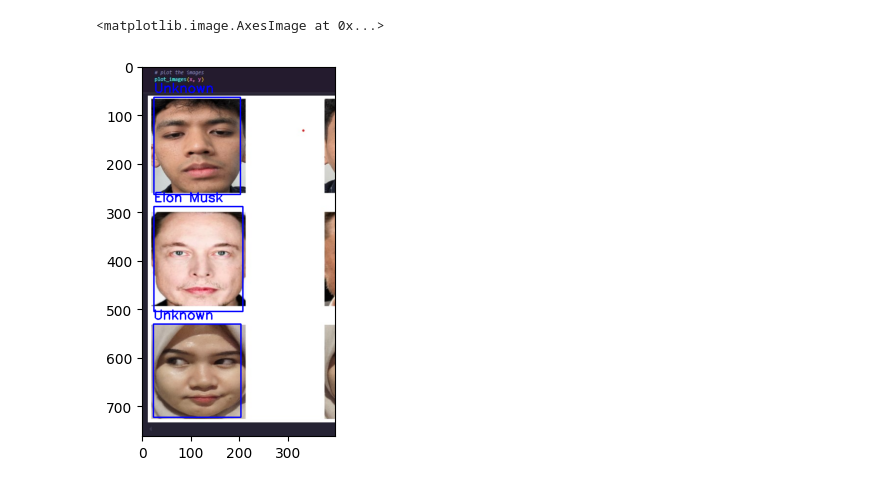
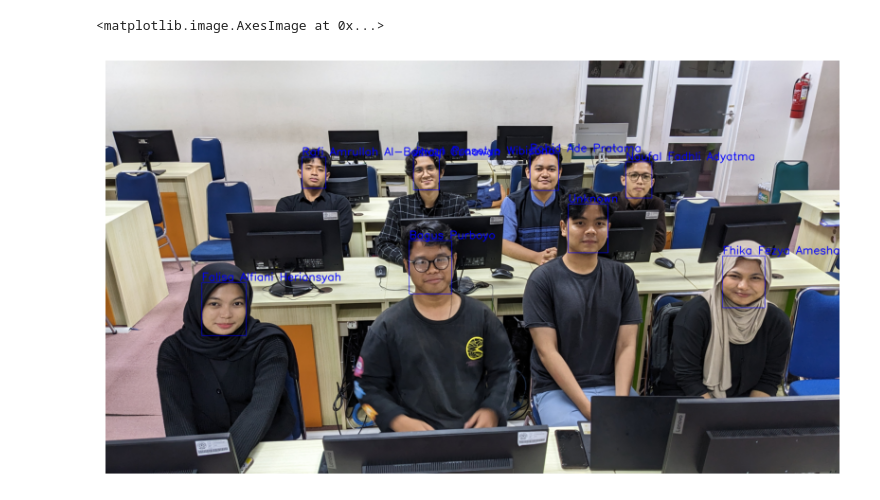
Before and after one commit to ahdithya/attendance-system, a Jupyter notebook: notebooks/testing.ipynb, the cells around one changed output. Saved outputs shown, nothing was run; the diff lists cells and outputs as text; code cells hidden in the pictures.

```diff
--- a/notebooks/testing.ipynb
+++ b/notebooks/testing.ipynb
@@ -19,5 +21,5 @@ detector = MTCNN()
 embedder = FaceNet()
 # faces_embeddings = np.load("embeddings.npz")
 # Y = faces_embeddings['labels']
-threshold = 0.6
+threshold = 0.2
 # %% [output]
@@ -82,0 +81,11 @@ df = pd.DataFrame({
+# %%
+df = pd.DataFrame({
+        'Name': ["Ahmad Haidar Zaidan Ammar", "Bagus Purboyo", "Faiqah Gusmarianty",
+                 "Falisa Alfiani Heriansyah", "Fhika Fezya Amesha", "Heri Arista",
+                 "Jovan Prasetyo Wibisono", "Lutfiah Aulia", "Muhammad Ridho Adriano",
+                 "Nafisah Fathimatus Zahra", "Naufal Fadhli Adyatma", "Rafi Amrullah Al-Baihaqi Gunawan",
+                 "Rohid Ade Pratama", "Rohmah Mufidah", "Salsabila Azzahra",
+                 "Zahrah Salsabila Dhia Ichsandi"],
+        'Attendance': [""] * 17,
+        'Time': [""] * 17
+    })
@@ -83,4 +94,4 @@ df = pd.DataFrame({
 # %%
-path = "../testing.jpg"
+path = "../testing/testing03.jpg"
 df, predictions, boxes = attendance(df, path)
 # %% [output]
@@ -108,11 +117,14 @@ import matplotlib.pyplot as plt
 # %%
 img = load_image(path)
 for (box, prediction) in zip(boxes, predictions):
     x, y, w, h = box
+
     cv.rectangle(img, (x, y), (x+w, y+h), (0, 0, 255), 2)
-    cv.putText(img, prediction, (x, y-10), cv.FONT_HERSHEY_SIMPLEX, 0.9, (0, 0, 255), 2)
+    cv.putText(img, prediction, (x, y-10), cv.FONT_HERSHEY_SIMPLEX, 2, (0, 0, 255), 3)
+plt.figure(figsize=(10, 10))
+plt.axis("off")
 plt.imshow(img)
 # %% [output]
 <matplotlib.image.AxesImage at 0x...>
-[figure, old version]
+[figure, new version]
 # %%
```
Also changed, not shown: parts of 6 cells of this notebook, 1 other file.
